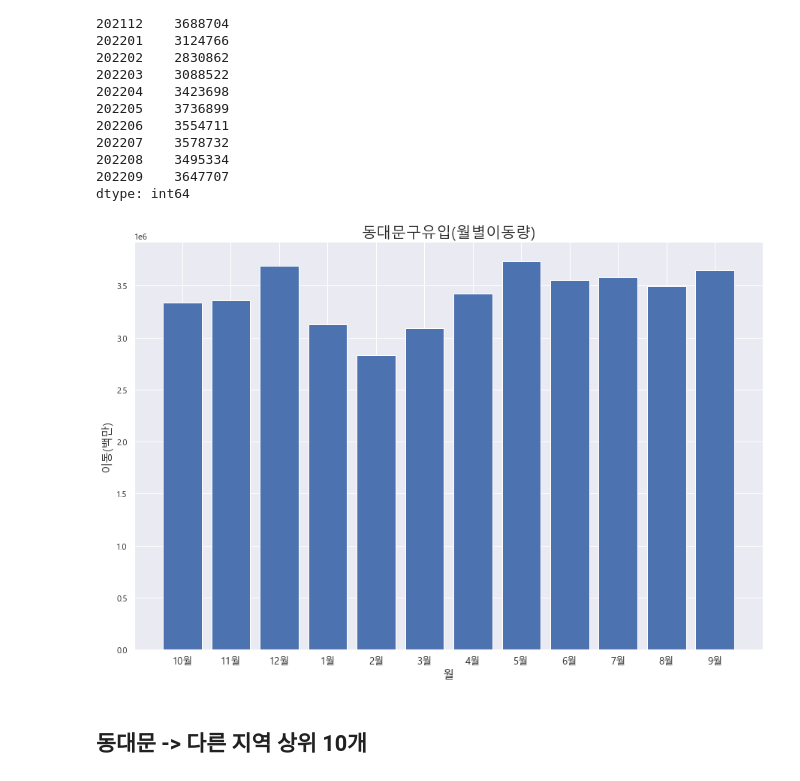
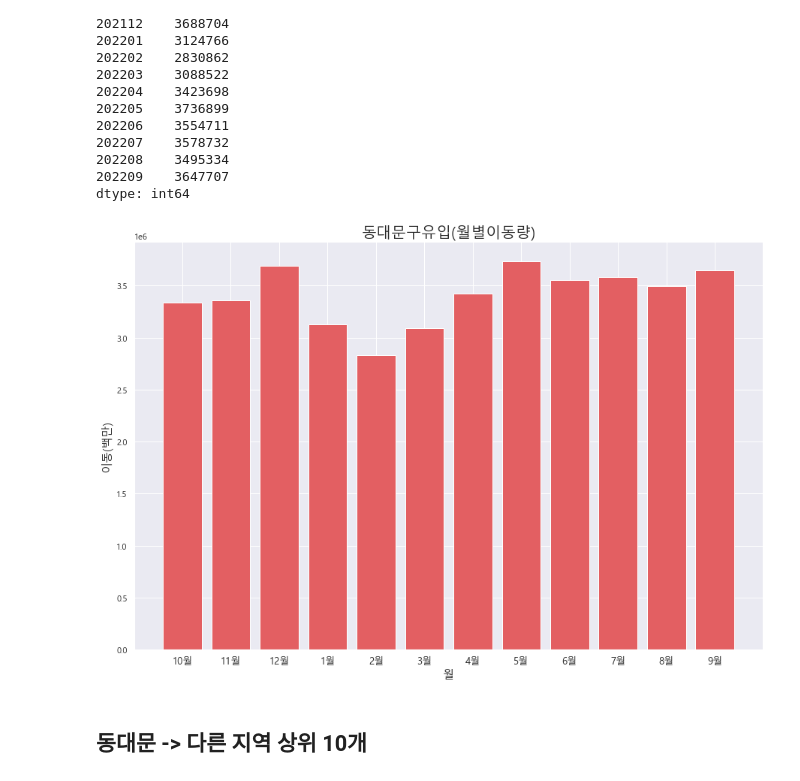
Before and after one commit to songhyeonjun/bigdata, a Jupyter notebook: 인턴교육/동대문구 유동인구/생활이동 분석.ipynb, the cells around one changed output. Cells and saved outputs as stored; diff of their text form; code cells hidden in the pictures.

```diff
--- a/인턴교육/동대문구 유동인구/생활이동 분석.ipynb
+++ b/인턴교육/동대문구 유동인구/생활이동 분석.ipynb
@@ -247,23 +247,23 @@ dtype: int64
 # %%
 label = ['10월', '11월', '12월', '1월', '2월', '3월', '4월', '5월', '6월', '7월', '8월', '9월']
 
 index = np.arange(len(label))
 
 plt.figure(figsize=(15, 10))
 
-plt.bar(index, df_all_arrival.groupby('대상연월').size())
+plt.bar(index, df_all_arrival.groupby('대상연월').size(), color='#e35f62')
 
 plt.title('동대문구유입(월별이동량)', fontsize=20)
 
 plt.xlabel('월', fontsize=15)
 
 plt.ylabel('이동(백만)', fontsize=15)
 
 plt.xticks(index, label, fontsize=13, rotation=0)
 
 plt.show()
 # %% [output]
-[figure, old version]
+[figure, new version]
 # %% [markdown]
 ## 동대문 -> 다른 지역 상위 10개
 # %%
```
Also changed, not shown: parts of 8 cells of this notebook, 1 other file.
